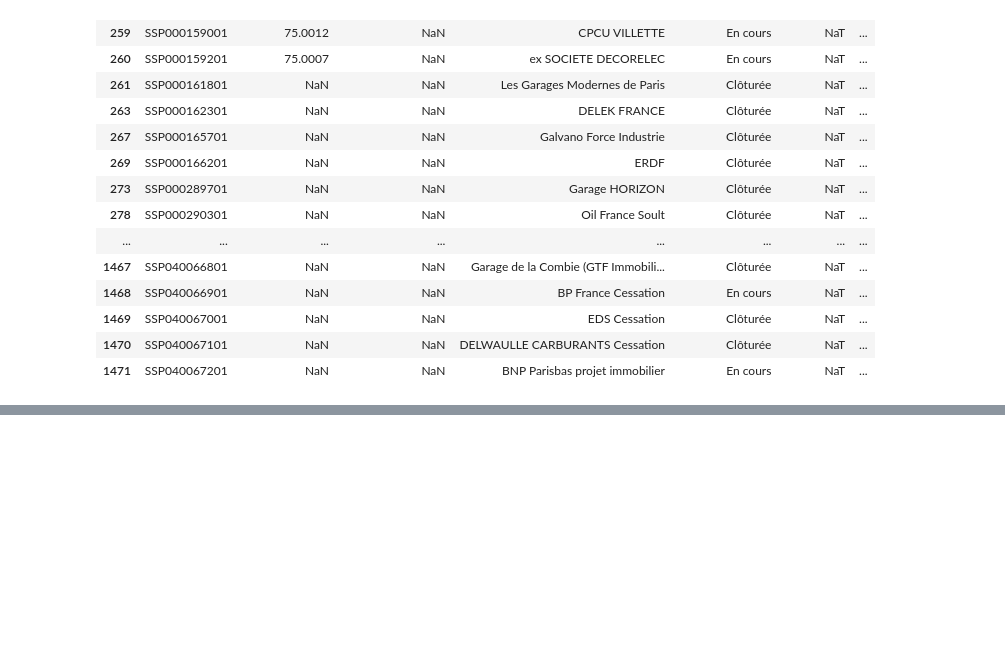
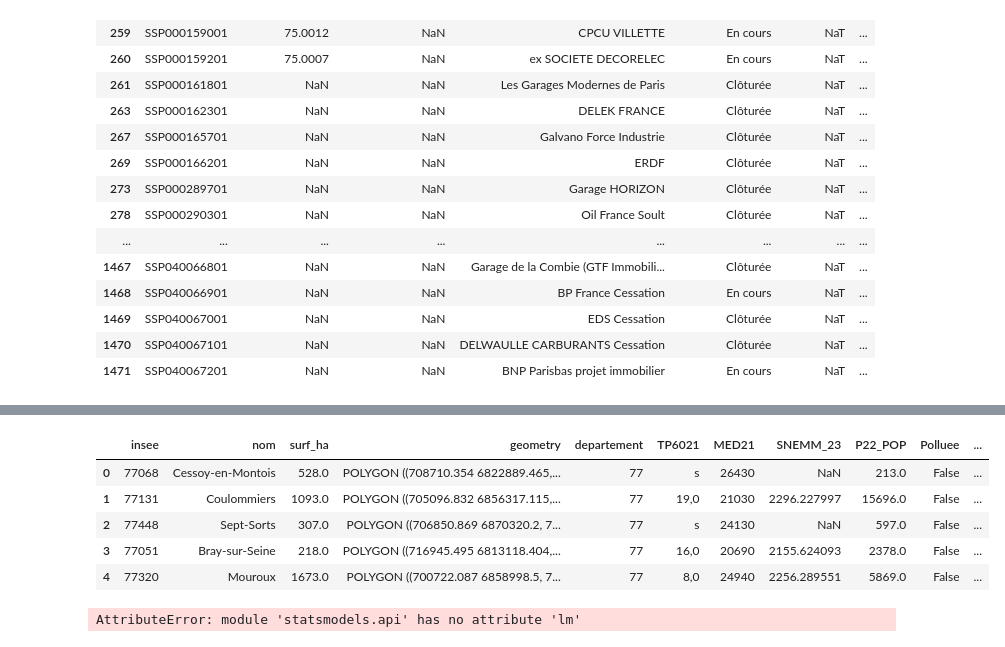
Before and after one commit to aurelianmoge/Projet-Python---ENSAE-2025, a Jupyter notebook: suite_avec_sites_polluants.ipynb, the cells around one changed output, grey strips where cells are left out. Saved outputs shown, nothing was run; the diff lists cells and outputs as text; code cells hidden in the pictures; blank space fills up the shorter version.

```diff
--- a/suite_avec_sites_polluants.ipynb
+++ b/suite_avec_sites_polluants.ipynb
@@ -692,3 +694,50 @@ df_communes_polluees
 | 489 | 95678 | oui | 1 |
 | 490 | 95680 | oui | 2 |
 491 rows × 3 columns
+# %%
+df_final["insee"] = df_final["insee"].astype(str).str.zfill(5)
+df_communes_polluees["insee"] = df_communes_polluees["insee"].astype(str).str.zfill(5)
+
+df_final_2 = pd.merge(
+    df_final,
+    df_communes_polluees,
+    on= "insee")
+
+df_final_2.head()
+# %% [output]
+|  | insee | nom | surf_ha | geometry | departement | TP6021 | MED21 | SNEMM_23 | P22_POP | Polluee | ... |
+| 0 | 77068 | Cessoy-en-Montois | 528.0 | POLYGON ((708710.354 6822889.465,... | 77 | s | 26430 | NaN | 213.0 | False | ... |
+| 1 | 77131 | Coulommiers | 1093.0 | POLYGON ((705096.832 6856317.115,... | 77 | 19,0 | 21030 | 2296.227997 | 15696.0 | False | ... |
+| 2 | 77448 | Sept-Sorts | 307.0 | POLYGON ((706850.869 6870320.2, 7... | 77 | s | 24130 | NaN | 597.0 | False | ... |
+| 3 | 77051 | Bray-sur-Seine | 218.0 | POLYGON ((716945.495 6813118.404,... | 77 | 16,0 | 20690 | 2155.624093 | 2378.0 | False | ... |
+| 4 | 77320 | Mouroux | 1673.0 | POLYGON ((700722.087 6858998.5, 7... | 77 | 8,0 | 24940 | 2256.289551 | 5869.0 | False | ... |
+# %%
+## On fait une régression logistique
+
+df_final_2 = df_final_2.rename(columns={"TP6021" : "taux_pauvrete"})
+df_final_2["taux_pauvrete"] = df_final_2["taux_pauvrete"].replace("s", np.nan
+).replace(",", ".", regex = False).astype(float)
+import statsmodels.api as sm
+y_polluee_idf = df_final_2["nb_sites_pollues"] # variable "expliquée"
+X_pauvrete_idf = df_final_2["taux_pauvrete"] # variable "explicative"
+X_pauvrete_idf = sm.add_constant(X_pauvrete_idf) # on ajoute l'intercept
+lm_model = sm.lm(y_polluee_idf, X_pauvrete_idf)
+result = lm_model.fit()
+print(result.summary())
+# Coefficients du modèle
+params = result.params
+# Odd-ratios
+odds_ratios = np.exp(params)
+print("Odds ratios :")
+print(odds_ratios)
+#IC des odd-ratios
+conf = result.conf_int()
+conf_odds_ratios = np.exp(conf)
+conf_odds_ratios.columns = ["2.5%", "97.5%"]
+print("\nIntervalles de confiance des odds ratios :")
+print(conf_odds_ratios)
+# Pseudo R^2
+pseudo_r2 = 1 - result.llf / result.llnull
+print("\nPseudo R² (McFadden) :", pseudo_r2)
+# %% [output]
+AttributeError: module 'statsmodels.api' has no attribute 'lm'
```
Also changed, not shown: parts of 5 cells of this notebook.
